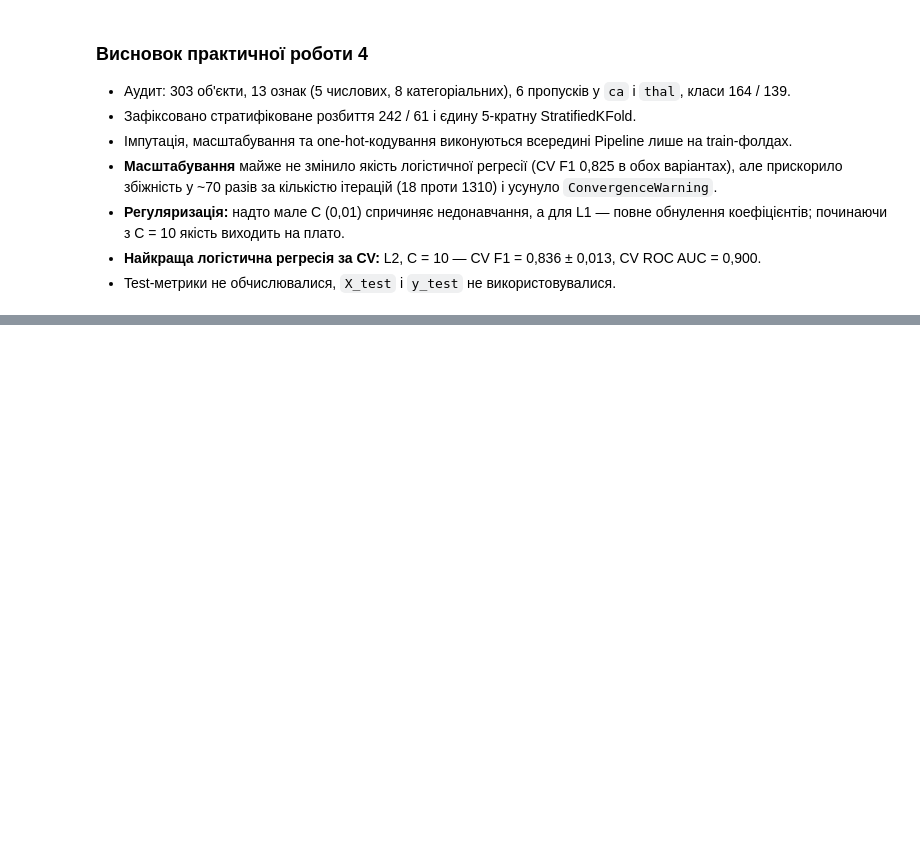
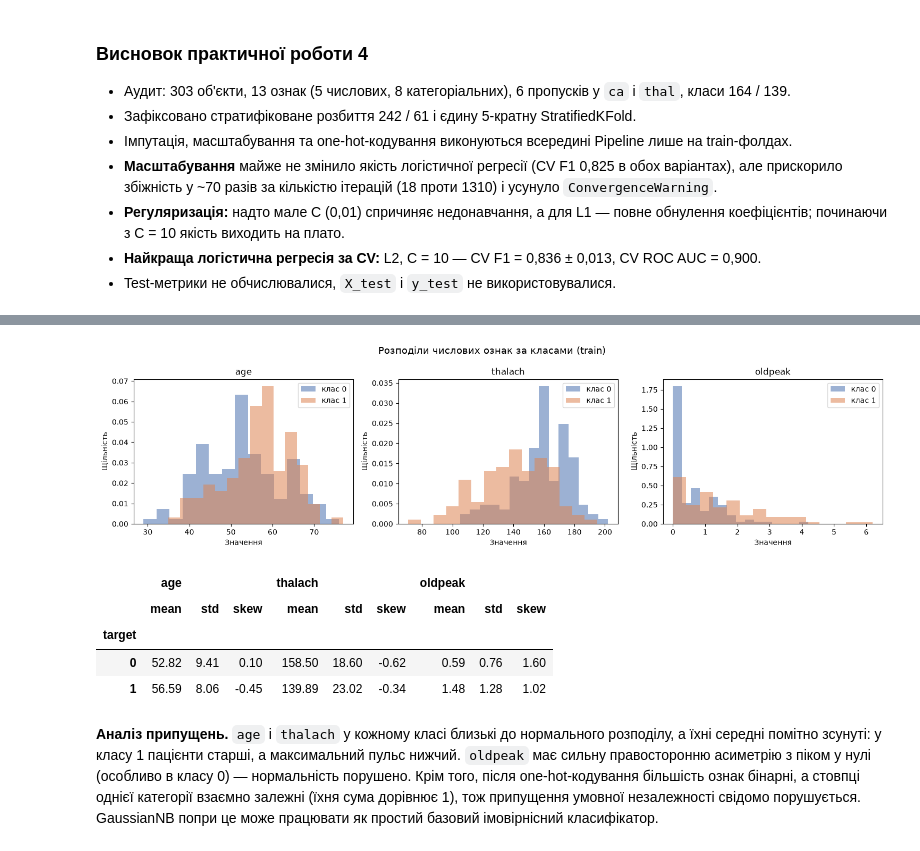
Before and after one commit to SDV284/pattern-recognition-practice, a Jupyter notebook: classification-mini-project/notebooks/PR04_Sviatishenko_D.ipynb, the cells around one changed output, grey strips where cells are left out. Cells and saved outputs as stored; diff of their text form; code cells hidden in the pictures; blank space fills up the shorter version.

```diff
--- a/classification-mini-project/notebooks/PR04_Sviatishenko_D.ipynb
+++ b/classification-mini-project/notebooks/PR04_Sviatishenko_D.ipynb
@@ -808,0 +961,35 @@ plt.show()
+# %%
+fig, axes = plt.subplots(1, 3, figsize=(15, 4))
+for ax, column in zip(axes, ["age", "thalach", "oldpeak"]):
+    for cls, color, label in ((0, "#4C72B0", "клас 0"), (1, "#DD8452", "клас 1")):
+        values = X_train.loc[y_train == cls, column]
+        ax.hist(values, bins=15, alpha=0.55, color=color, label=label, density=True)
+    ax.set_title(column)
+    ax.set_xlabel("Значення")
+    ax.set_ylabel("Щільність")
+    ax.legend()
+fig.suptitle("Розподіли числових ознак за класами (train)", fontsize=13)
+plt.tight_layout()
+plt.savefig(FIGURES_DIR / "pr05_gnb_histograms.png", dpi=150, bbox_inches="tight")
+plt.show()
+
+display(
+    X_train.assign(target=y_train)
+    .groupby("target")[["age", "thalach", "oldpeak"]]
+    .agg(["mean", "std", "skew"])
+    .round(2)
+)
+# %% [output]
+[figure, added]
+|  | age |  |  | thalach |  |  | oldpeak |  |  |
+|  | mean | std | skew | mean | std | skew | mean | std | skew |
+| target |  |  |  |  |  |  |  |  |  |
+| 0 | 52.82 | 9.41 | 0.10 | 158.50 | 18.60 | -0.62 | 0.59 | 0.76 | 1.60 |
+| 1 | 56.59 | 8.06 | -0.45 | 139.89 | 23.02 | -0.34 | 1.48 | 1.28 | 1.02 |
+# %% [markdown]
+**Аналіз припущень.** `age` і `thalach` у кожному класі близькі до нормального розподілу, а їхні
+середні помітно зсунуті: у класу 1 пацієнти старші, а максимальний пульс нижчий. `oldpeak` має
+сильну правосторонню асиметрію з піком у нулі (особливо в класу 0) — нормальність порушено.
+Крім того, після one-hot-кодування більшість ознак бінарні, а стовпці однієї категорії взаємно
+залежні (їхня сума дорівнює 1), тож припущення умовної незалежності свідомо порушується.
+GaussianNB попри це може працювати як простий базовий імовірнісний класифікатор.
```
Also changed, not shown: parts of 24 cells of this notebook, 3 other files.
